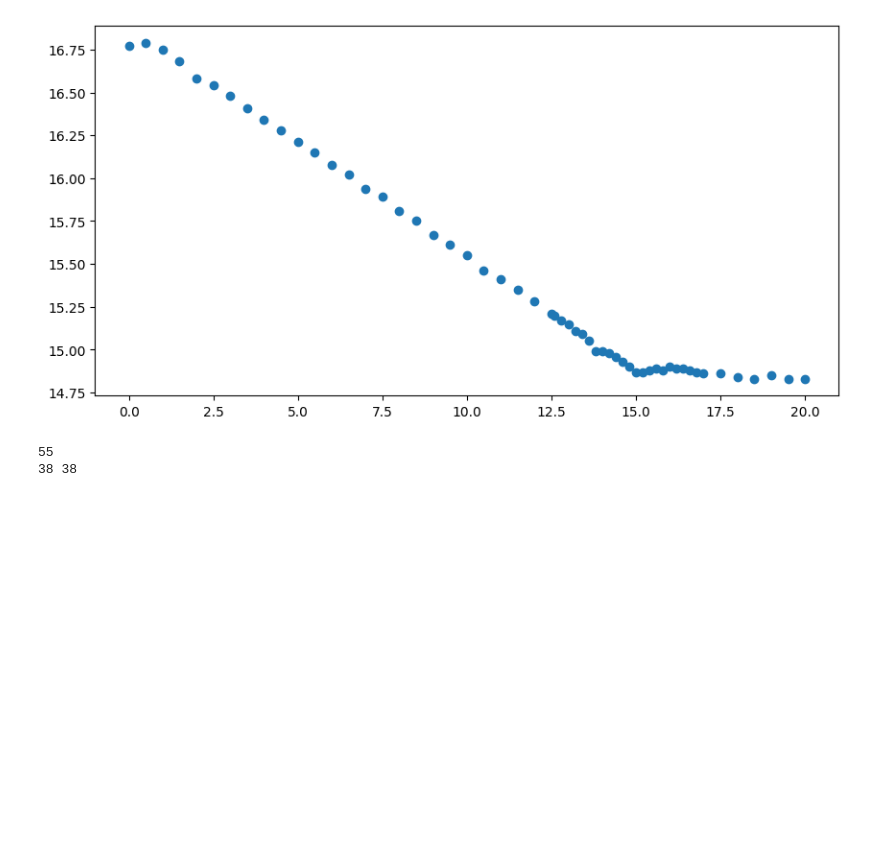
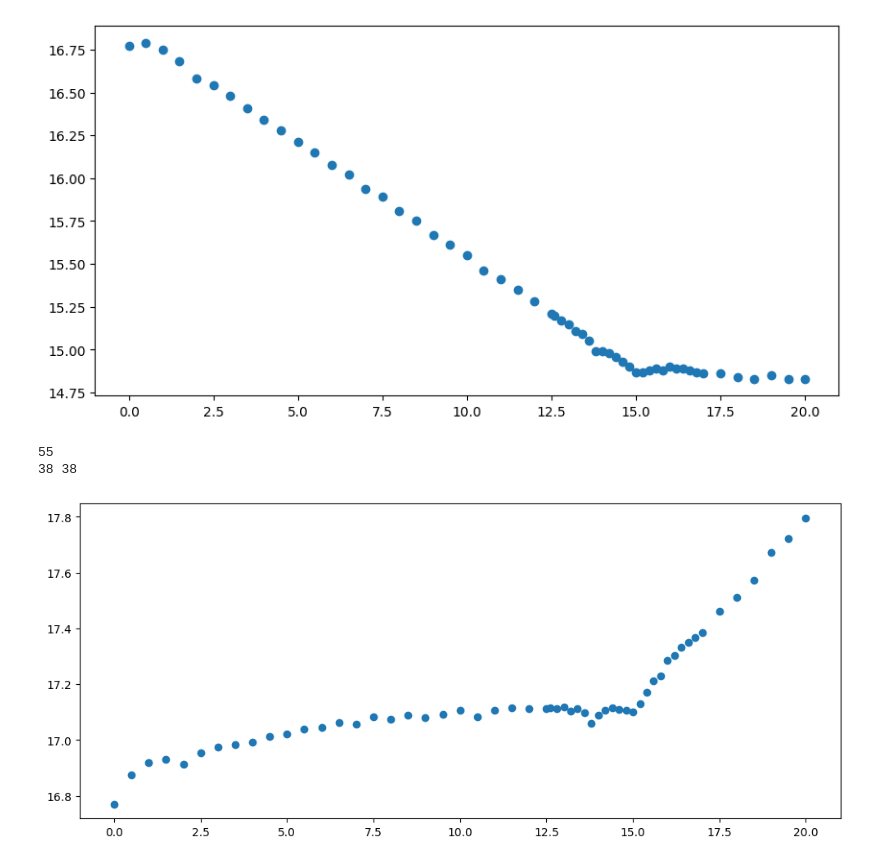
Before and after one commit to Duffy-y/TP-Saclay, a Jupyter notebook: Solutions_TP5/TP5_Solutions.ipynb, the cells around one changed output. Saved outputs shown, nothing was run; the diff lists cells and outputs as text; code cells hidden in the pictures; blank space fills up the shorter version.

```diff
--- a/Solutions_TP5/TP5_Solutions.ipynb
+++ b/Solutions_TP5/TP5_Solutions.ipynb
@@ -86,3 +169,10 @@ print(len(V_ag_avanteq),len(sigma_avanteq))
 [figure]
 55
 38 38
+# %%
+sigma_prime=conductance*((100+V_titrage)/100)
+fig=plt.figure(figsize=[12,5])
+plt.scatter(V_titrage,sigma_prime)
+plt.show()
+# %% [output]
+[figure, added]
```
Also changed, not shown: parts of 5 cells of this notebook, 2 other files.
